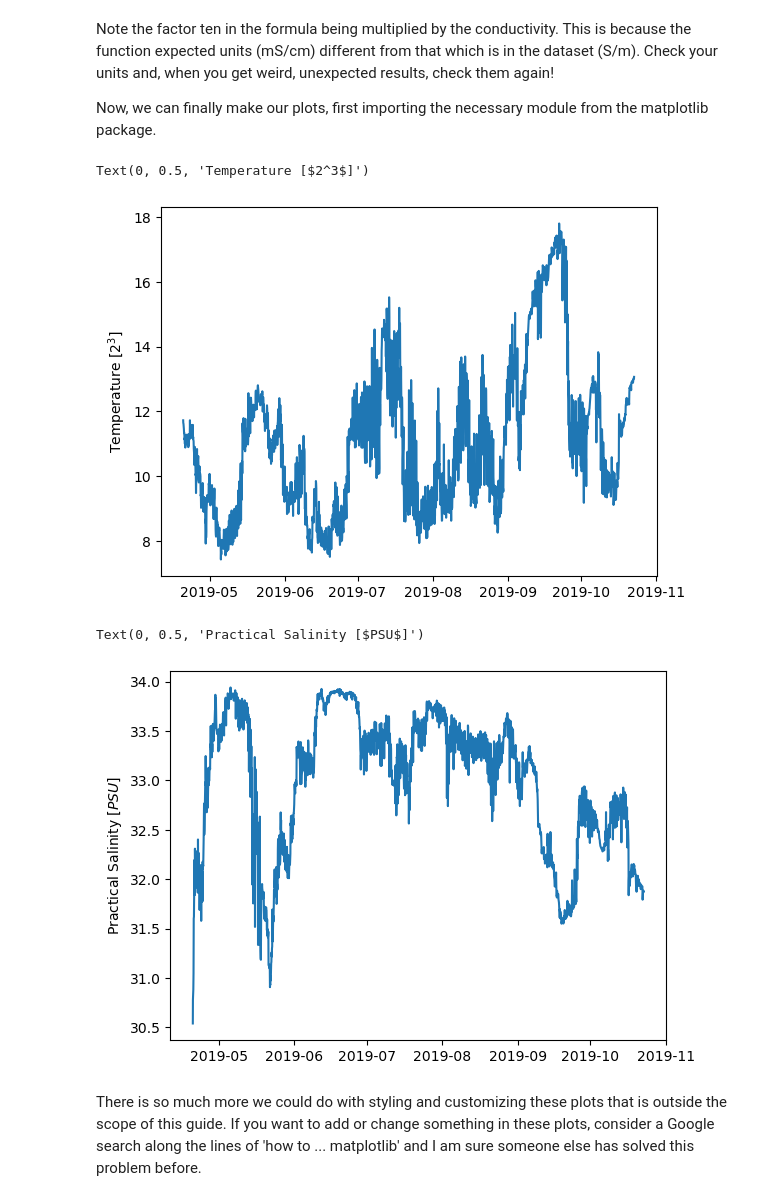
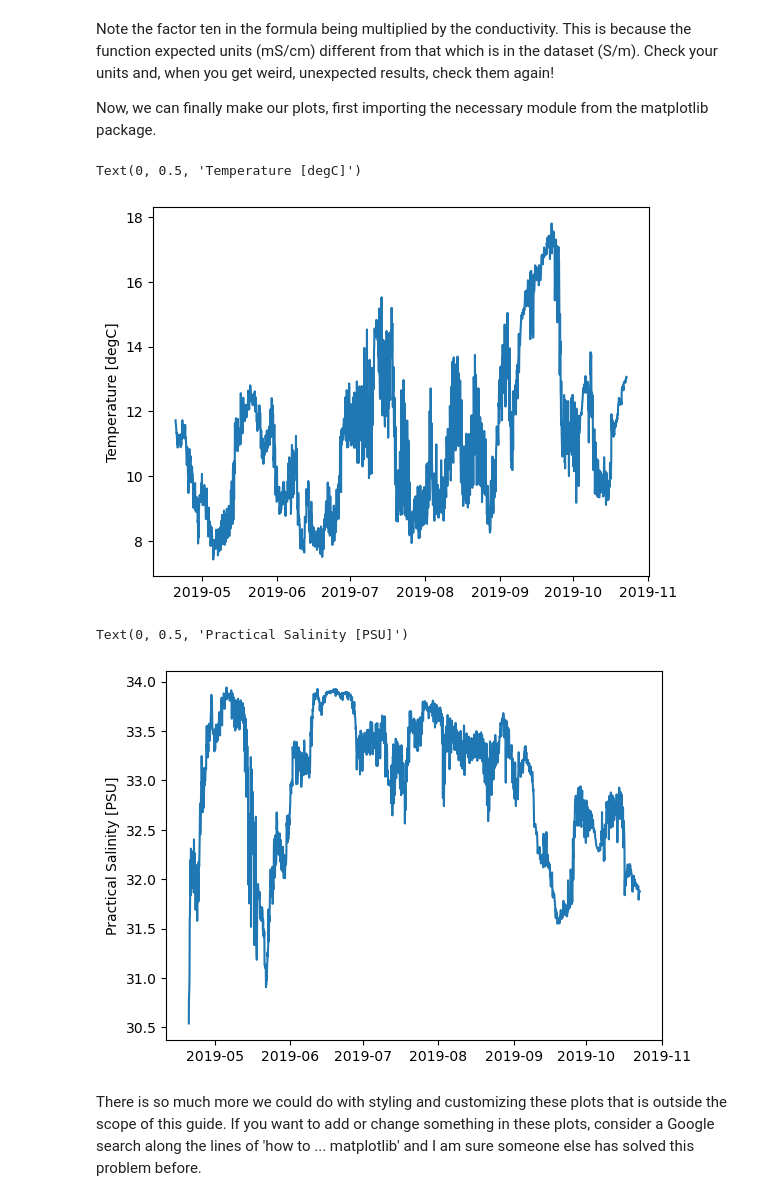
Before and after one commit to andrew-s28/OOI-data-analysis, a Jupyter notebook: src/OOI-SSM-Plotting.ipynb, the cells around one changed output. Saved outputs shown, nothing was run; the diff lists cells and outputs as text; code cells hidden in the pictures.

```diff
--- a/src/OOI-SSM-Plotting.ipynb
+++ b/src/OOI-SSM-Plotting.ipynb
@@ -117,18 +117,18 @@ Now, we can finally make our plots, first importing the necessary module from th
 # %%
 import matplotlib.pyplot as plt
 # %%
-plt.plot(ctd_ds['time'],ctd_ds['temp'])
+plt.plot(ctd_ds['time'], ctd_ds['temp'])
 #the dollar signs around the oC allow Latex-style formatting in matplotlib labels
-plt.ylabel('Temperature [$2^3$]')
+plt.ylabel('Temperature [degC]')
 # %% [output]
-Text(0, 0.5, 'Temperature [$2^3$]')
+Text(0, 0.5, 'Temperature [degC]')
-[figure, old version]
+[figure, new version]
 # %%
-plt.plot(ctd_ds['time'],ctd_ds['sal_p'])
+plt.plot(ctd_ds['time'], ctd_ds['sal_p'])
 #the dollar signs around the PSU allow Latex-style formatting in matplotlib labels
-plt.ylabel('Practical Salinity [$PSU$]')
+plt.ylabel('Practical Salinity [PSU]')
 # %% [output]
-Text(0, 0.5, 'Practical Salinity [$PSU$]')
+Text(0, 0.5, 'Practical Salinity [PSU]')
-[figure, old version]
+[figure, new version]
 # %% [markdown]
 There is so much more we could do with styling and customizing these plots that is outside the scope of this guide. If you want to add or change something in these plots, consider a Google search along the lines of 'how to ... matplotlib' and I am sure someone else has solved this problem before.
```
Also changed, not shown: parts of 4 cells of this notebook, 15 other files.
